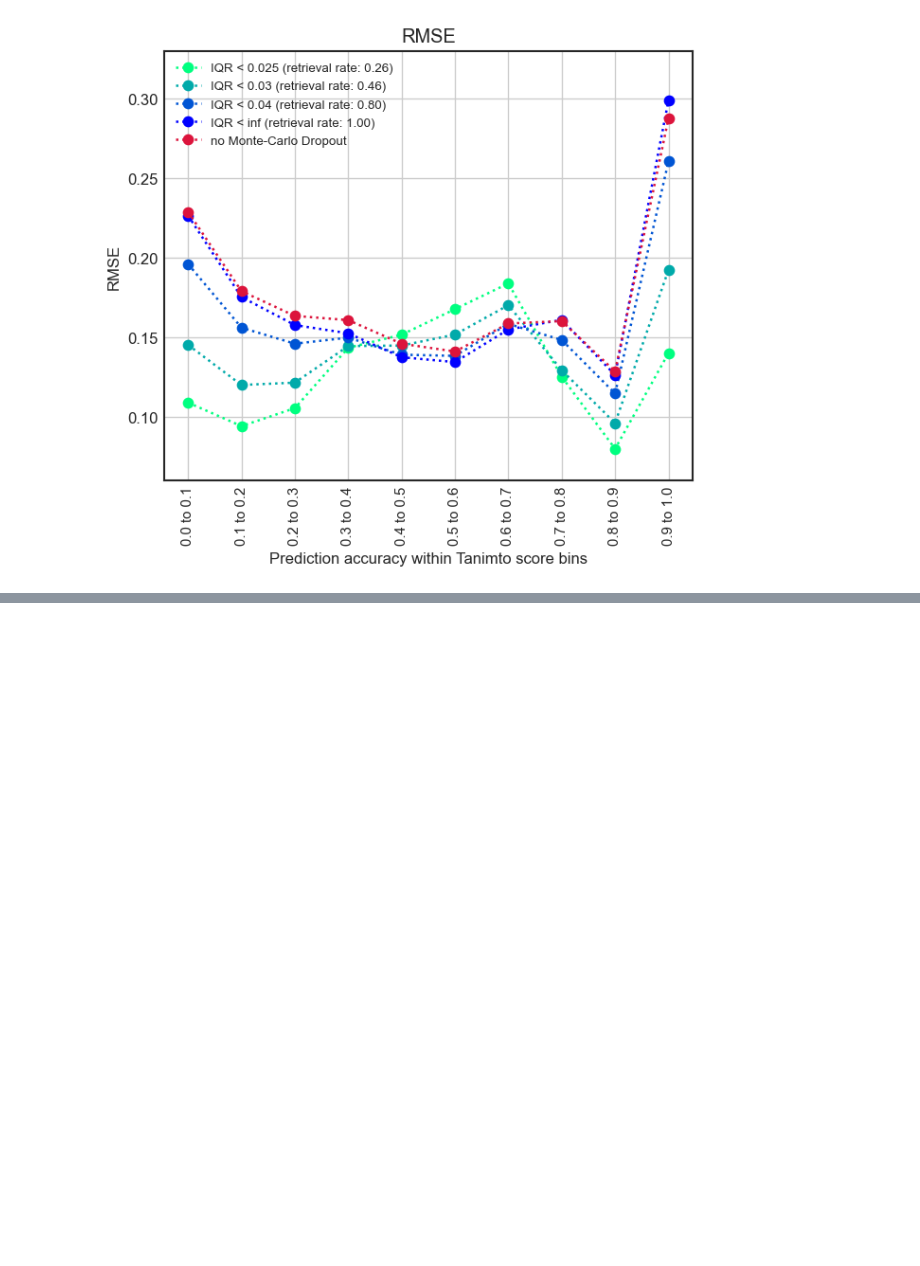
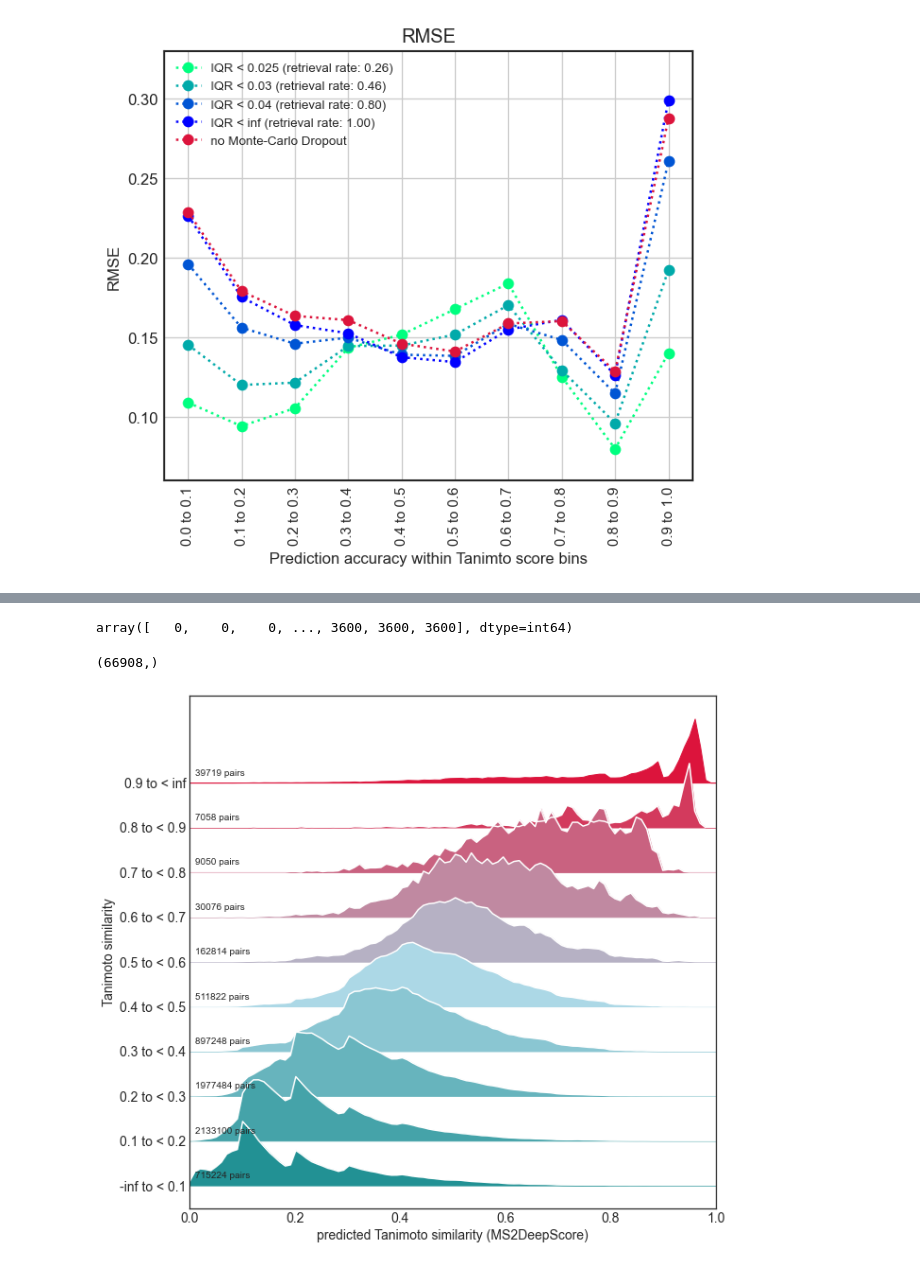
Before and after one commit to matchms/ms2deepscore, a Jupyter notebook: notebooks/MS2DeepScore_evaluate_model_on_testset.ipynb, the cells around one changed output, grey strips where cells are left out. Drawn from its saved outputs; the diff is of its cells as text; code cells hidden in the pictures; blank space fills up the shorter version.

```diff
--- a/notebooks/MS2DeepScore_evaluate_model_on_testset.ipynb
+++ b/notebooks/MS2DeepScore_evaluate_model_on_testset.ipynb
@@ -763,0 +890,38 @@ plt.savefig("Monte_Carlo_dropout_medianIQR_20210326-191145_Test_10k_500_500_200.
+# %%
+ref_score_bins = np.linspace(0,1.0, 11)
+
+def get_percentiles(scores, IQRs, ref_score_bins, percentile=80):
+    percentiles = []
+    bounds = []
+    ref_scores_bins_inclusive = open_up_bins(ref_score_bins)
+    for i in range(len(ref_scores_bins_inclusive)-1):
+        low = ref_scores_bins_inclusive[i]
+        high = ref_scores_bins_inclusive[i+1]
+        bounds.append((low, high))
+        idx = np.where((scores >= low) & (scores < high))
+
+        percentiles.append(np.percentile(IQRs[idx], percentile))
+
+    return percentiles
+
+def get_idx_in_percentile(scores, IQRs, ref_score_bins, percentile=80):
+    percentiles = get_percentiles(similarities_test_mc['score'],
+                                  similarities_test_mc['uncertainty'],
+                                  ref_score_bins, percentile=percentile)
+
+    ref_scores_bins_inclusive = open_up_bins(ref_score_bins)
+    idx_all = [np.zeros(0).astype(int), np.zeros(0).astype(int)]
+    for i in range(len(ref_scores_bins_inclusive)-1):
+        low = ref_scores_bins_inclusive[i]
+        high = ref_scores_bins_inclusive[i+1]
+        idx = np.where((scores >= low) & (scores < high) & (IQRs < percentiles[i]))
+        idx_all[0] = np.concatenate((idx_all[0], idx[0]))
+        idx_all[1] = np.concatenate((idx_all[1], idx[1]))
+    return idx_all
+
+
+def open_up_bins(bins):
+    bins_new = bins.copy()
+    bins_new[0] = -np.inf
+    bins_new[-1] = np.inf
+    return bins_new
@@ -763,0 +944,16 @@ plt.savefig("Monte_Carlo_dropout_medianIQR_20210326-191145_Test_10k_500_500_200.
+# %%
+idx_all[0]
+# %% [output]
+array([   0,    0,    0, ..., 3600, 3600, 3600], dtype=int64)
+# %%
+np.concatenate((idx[0], idx[0])).shape
+# %% [output]
+(66908,)
+# %%
+idx_all = get_idx_in_percentile(similarities_test_mc['score'], similarities_test_mc['uncertainty'],
+                              ref_score_bins, percentile=50)
+# %%
+create_histograms_plot(scores_ref[idx_all], similarities_test_mc['score'][idx_all], n_bins=10, hist_resolution=100,
+                       ref_score_name="Tanimoto similarity", compare_score_name="predicted Tanimoto similarity (MS2DeepScore)")
+# %% [output]
+[figure, added]
```
Also changed, not shown: parts of 18 cells of this notebook.
